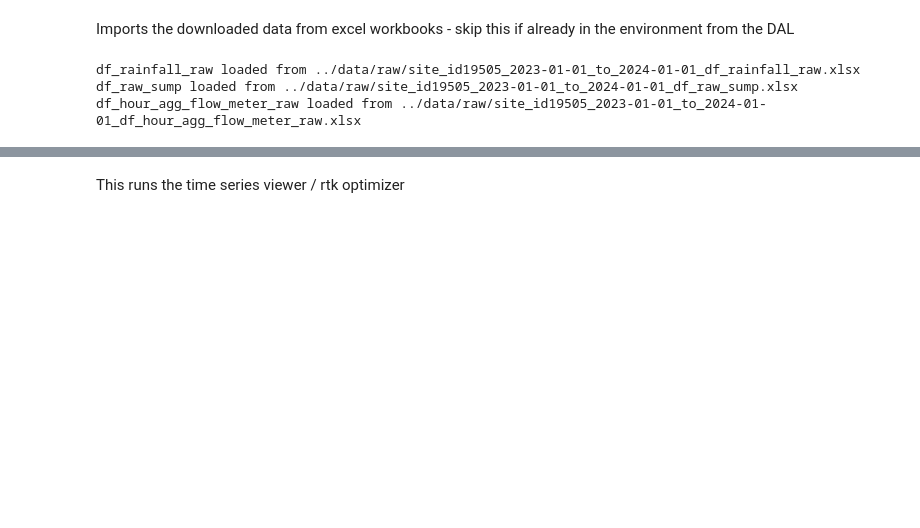
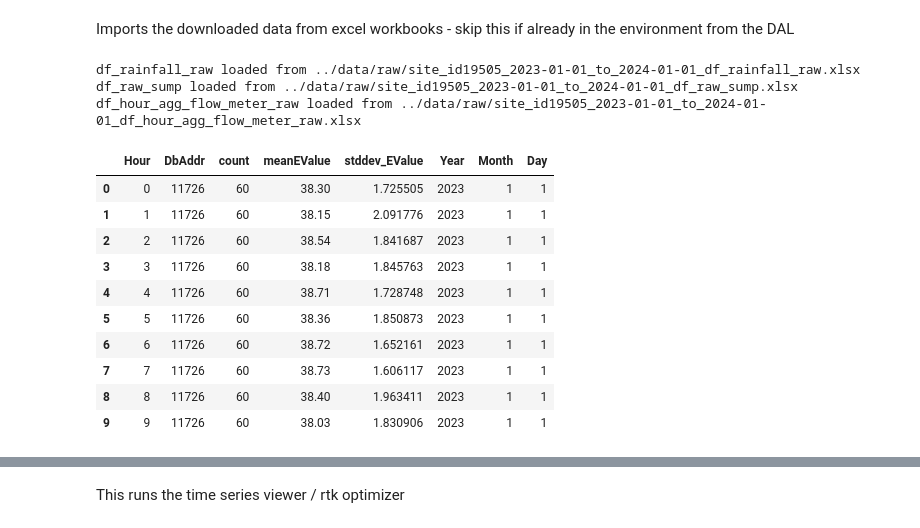
Before and after one commit to McGinty666/WWDS-project, a Jupyter notebook: scripts/main_demo.ipynb, the cells around one changed output, grey strips where cells are left out. Cells and saved outputs as stored; diff of their text form; code cells hidden in the pictures; blank space fills up the shorter version.

```diff
--- a/scripts/main_demo.ipynb
+++ b/scripts/main_demo.ipynb
@@ -129,3 +107,17 @@ df_hour_agg_flow_meter_raw = loaded_dataframes["df_hour_agg_flow_meter_raw"]
 df_rainfall_raw loaded from ../data/raw/site_id19505_2023-01-01_to_2024-01-01_df_rainfall_raw.xlsx
 df_raw_sump loaded from ../data/raw/site_id19505_2023-01-01_to_2024-01-01_df_raw_sump.xlsx
 df_hour_agg_flow_meter_raw loaded from ../data/raw/site_id19505_2023-01-01_to_2024-01-01_df_hour_agg_flow_meter_raw.xlsx
+# %%
+df_hour_agg_flow_meter_raw.head(10)
+# %% [output]
+|  | Hour | DbAddr | count | meanEValue | stddev_EValue | Year | Month | Day |
+| 0 | 0 | 11726 | 60 | 38.30 | 1.725505 | 2023 | 1 | 1 |
+| 1 | 1 | 11726 | 60 | 38.15 | 2.091776 | 2023 | 1 | 1 |
+| 2 | 2 | 11726 | 60 | 38.54 | 1.841687 | 2023 | 1 | 1 |
+| 3 | 3 | 11726 | 60 | 38.18 | 1.845763 | 2023 | 1 | 1 |
+| 4 | 4 | 11726 | 60 | 38.71 | 1.728748 | 2023 | 1 | 1 |
+| 5 | 5 | 11726 | 60 | 38.36 | 1.850873 | 2023 | 1 | 1 |
+| 6 | 6 | 11726 | 60 | 38.72 | 1.652161 | 2023 | 1 | 1 |
+| 7 | 7 | 11726 | 60 | 38.73 | 1.606117 | 2023 | 1 | 1 |
+| 8 | 8 | 11726 | 60 | 38.40 | 1.963411 | 2023 | 1 | 1 |
+| 9 | 9 | 11726 | 60 | 38.03 | 1.830906 | 2023 | 1 | 1 |
```
Also changed, not shown: parts of 14 cells of this notebook, 3 other files.
